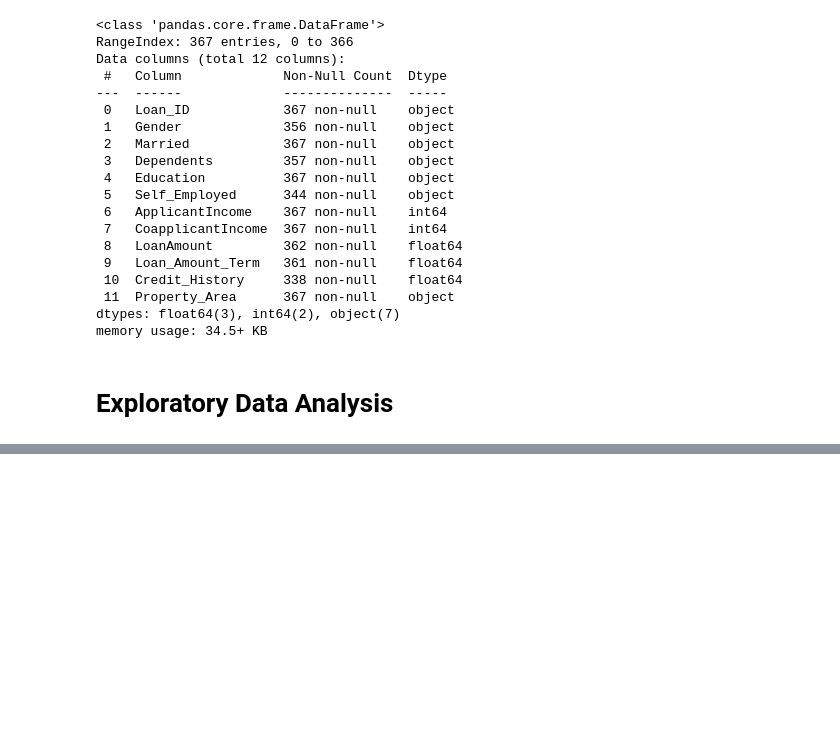
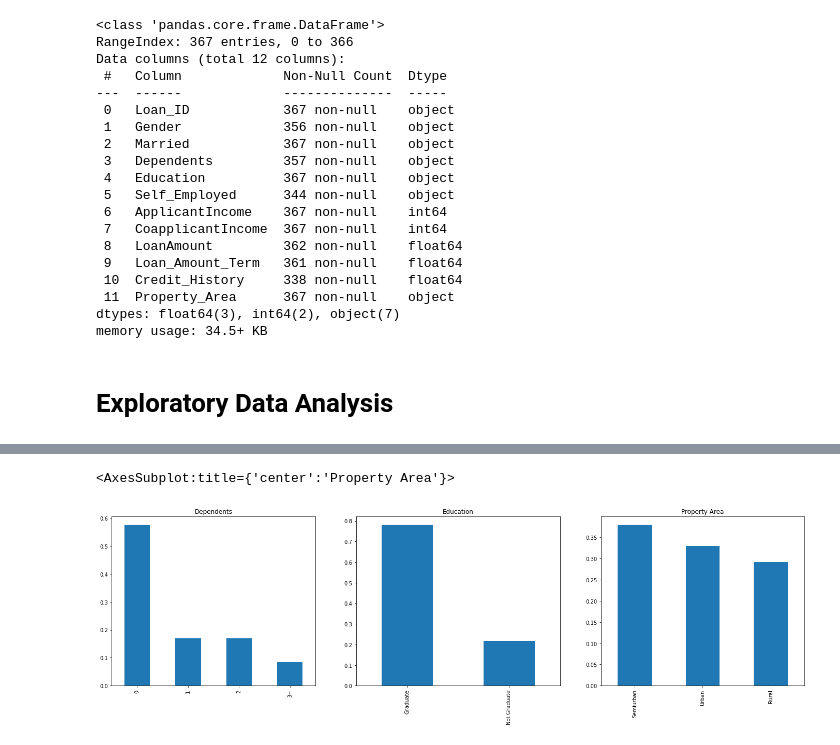
Before and after one commit to kaceejian/Loan-Eligibility-Prediction-ML, a Jupyter notebook: Loan_Eligibility_Prediction_Main.ipynb, the cells around one changed output, grey strips where cells are left out. Saved outputs shown, nothing was run; the diff lists cells and outputs as text; code cells hidden in the pictures; blank space fills up the shorter version.

```diff
--- a/Loan_Eligibility_Prediction_Main.ipynb
+++ b/Loan_Eligibility_Prediction_Main.ipynb
@@ -89,0 +142,11 @@ memory usage: 34.5+ KB
+# %%
+plt.figure(1)
+plt.subplot(131)
+train['Dependents'].value_counts(normalize=True).plot.bar(figsize=(24,6), title='Dependents')
+plt.subplot(132)
+train['Education'].value_counts(normalize=True).plot.bar(title='Education')
+plt.subplot(133)
+train['Property_Area'].value_counts(normalize=True).plot.bar(title='Property Area')
+# %% [output]
+<AxesSubplot:title={'center':'Property Area'}>
+[figure, added]
```
Also changed, not shown: parts of 7 cells of this notebook.
